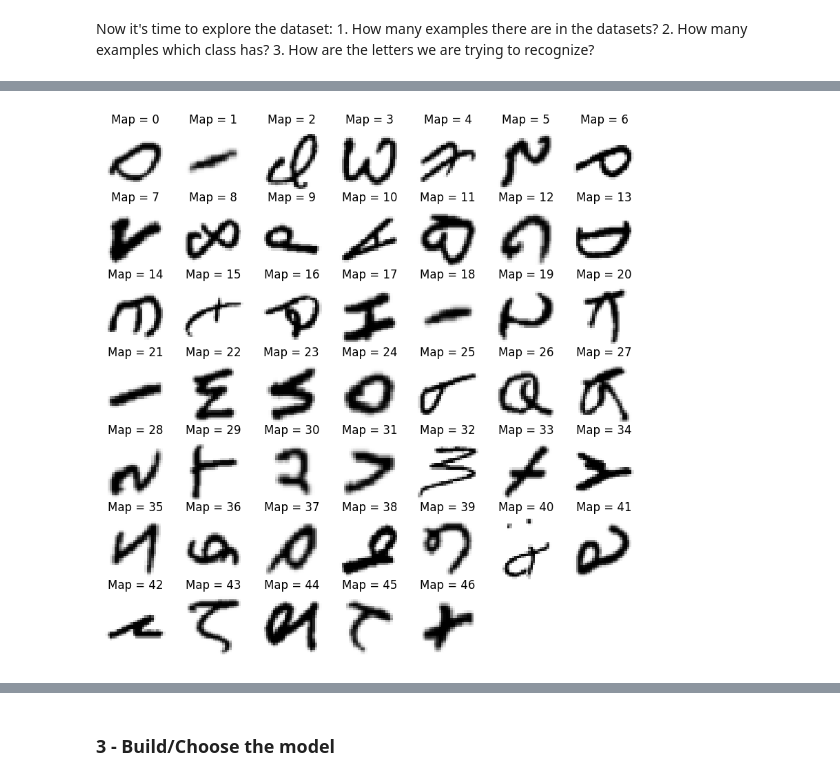
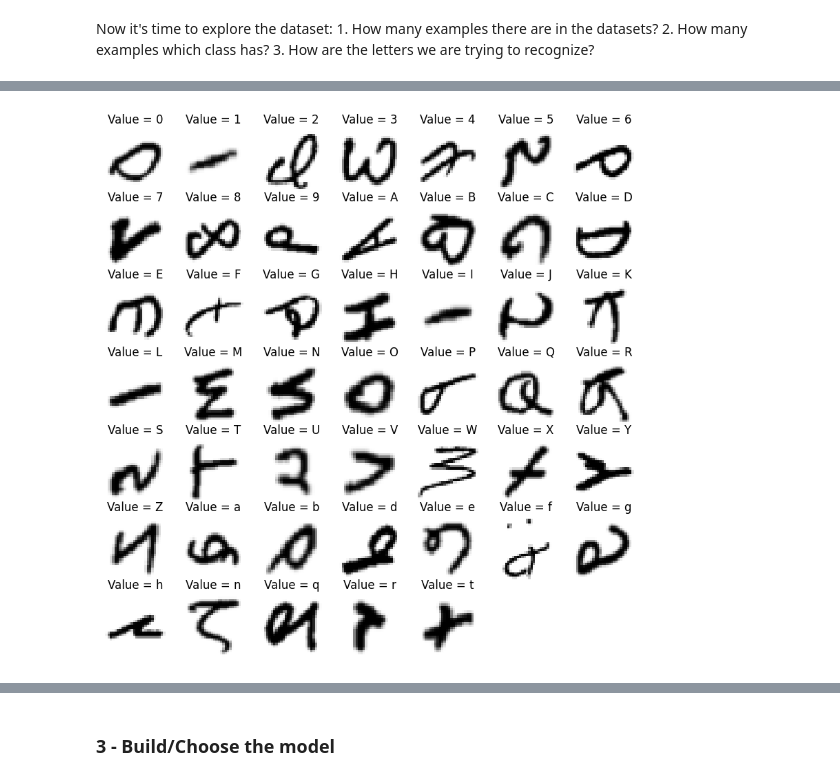
Before and after one commit to BurgaoTheChamp/RecognizeLettersAndNumbers, a Jupyter notebook: RecognizeLettersAndNumbers.ipynb, the cells around one changed output, grey strips where cells are left out. Cells and saved outputs as stored; diff of their text form; code cells hidden in the pictures.

```diff
--- a/RecognizeLettersAndNumbers.ipynb
+++ b/RecognizeLettersAndNumbers.ipynb
@@ -111,8 +111,7 @@ The Dataset utilized is Balanced dataset within the Extended MNIST
     Each column after the class label, represents one pixel value (784 total for a 28 x 28 image).
     Each pixes has and associated value raging from 0 to 255(inclusive), indicating its greyscale.
 # %%
-#readinf the dataset test and train and showing it's first 5 rows
-dataSetTest = pd.read_csv("archive\emnist-balanced-test.csv", sep=",");
-dataSetTrain = pd.read_csv("archive\emnist-balanced-train.csv", sep=",");
-dataSetTest.head(5);
-dataSetTrain.head(5);
+#reading the dataset train and showing it's head
+dataSetTrain = pd.read_csv("archive\emnist-balanced-train.csv", header=None);
+
+dataSetTrain
@@ -118,0 +151,5 @@ dataSetTrain.head(5);
+# %%
+#Implementing map for the labels
+labelMap = pd.read_csv("archive\emnist-balanced-mapping.txt", delimiter = ' ', index_col=0, header=None).squeeze(True);
+
+print(labelMap);
@@ -118,0 +174,7 @@ dataSetTrain.head(5);
+# %%
+#Implementing a hashmap with the labelMap character ascii value as keys (C++ users)
+labelHashMap = {}
+for index, label in enumerate(labelMap):
+    labelHashMap[index] = chr(label)
+
+labelHashMap
@@ -174,28 +250,28 @@ pd.isnull(dataSetTrain).count(True);
 # %%
 #3. Viewing the letters
 
 #picking an example from each class
 examples = {};
 
 for letters in range(47):
     for index,row in dataSetTrain.iterrows():
-        if letters == row['45']:
+        if letters == row[0]:
             vetorImg = np.zeros((1,784));
             j = 0;
             for pixel in row.keys()[1:]:
                 vetorImg[0,j] = row[pixel];
                 j+=1;
             matrizImg = vetorImg.reshape((28,28));
             break;
     examples[letters] = matrizImg;
 
 #generating an image from each example
 plt.figure(figsize=[10,10]);
 for letter in range(47):
     plt.subplot(7,7, letter+1);
     plt.axis('off');
     plt.imshow(examples[letter], cmap=plt.cm.gray_r, interpolation='nearest');
-    plt.title('Map = %d'%int(letter));
+    plt.title('Value = %s'%labelHashMap[letter]);
 plt.show();
 # %% [output]
-[figure, old version]
+[figure, new version]
```
Also changed, not shown: parts of 19 cells of this notebook.
